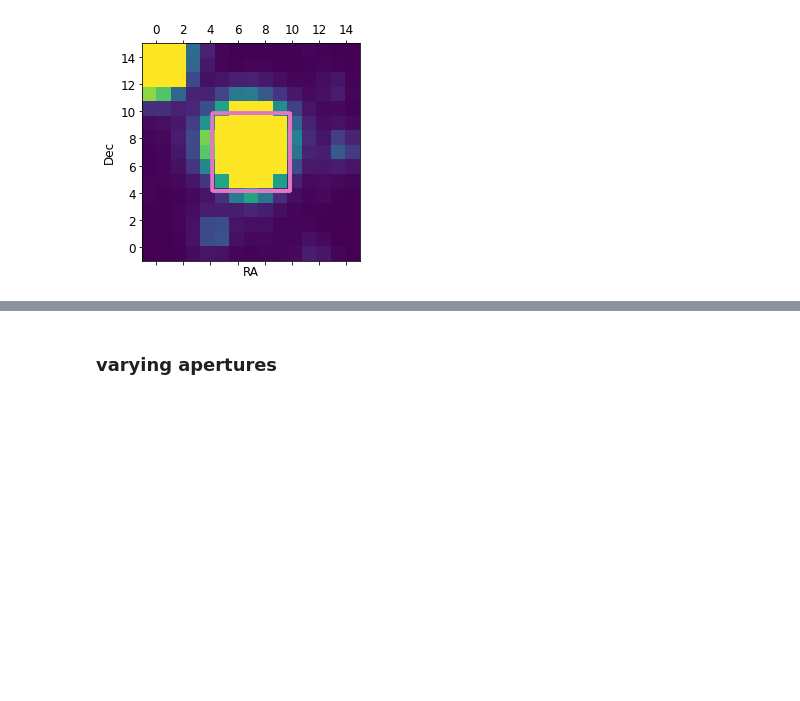
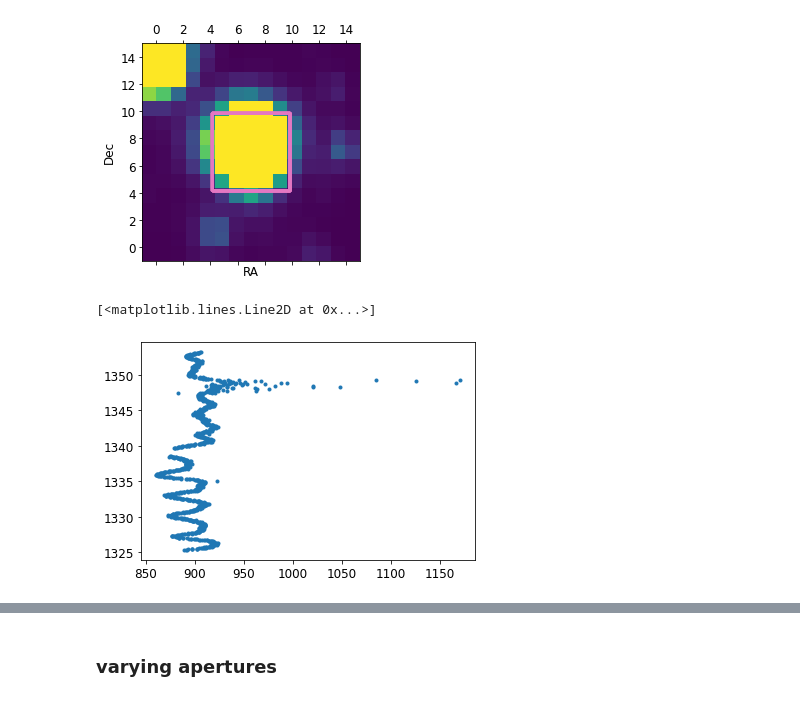
Before and after one commit to jpdeleon/chronos, a Jupyter notebook: notebooks/examples-lightcurves-tess.ipynb, the cells around one changed output, grey strips where cells are left out. Cells and saved outputs as stored; diff of their text form; code cells hidden in the pictures; blank space fills up the shorter version.

```diff
--- a/notebooks/examples-lightcurves-tess.ipynb
+++ b/notebooks/examples-lightcurves-tess.ipynb
@@ -55,3 +56,22 @@ cr.plot_aperture_outline(img, mask=l.aper_mask)
 # %% [output]
 <matplotlib.axes._subplots.AxesSubplot at 0x...>
 [figure]
+# %%
+#which pixel contains most information?
+#https://scikit-learn.org/stable/auto_examples/feature_selection/plot_f_test_vs_mi.html
+from sklearn.feature_selection import f_regression, mutual_info_regression
+
+#inside aperture
+X = l.tpf_tesscut.flux[:,l.aper_mask] #pixel lightcurves
+y = lc.time #lc.flux #
+f_test, _ = f_regression(X, y)
+f_test /= np.max(f_test)
+
+mi = mutual_info_regression(X, y)
+mi /= np.max(mi)
+# %%
+pl.plot(X[:,24].T, lc.time, '.')
+# pl.plot(X[:,24].T, y, '.')
+# %% [output]
+[<matplotlib.lines.Line2D at 0x...>]
+[figure, added]
```
Also changed, not shown: parts of 5 cells of this notebook, 14 other files.
